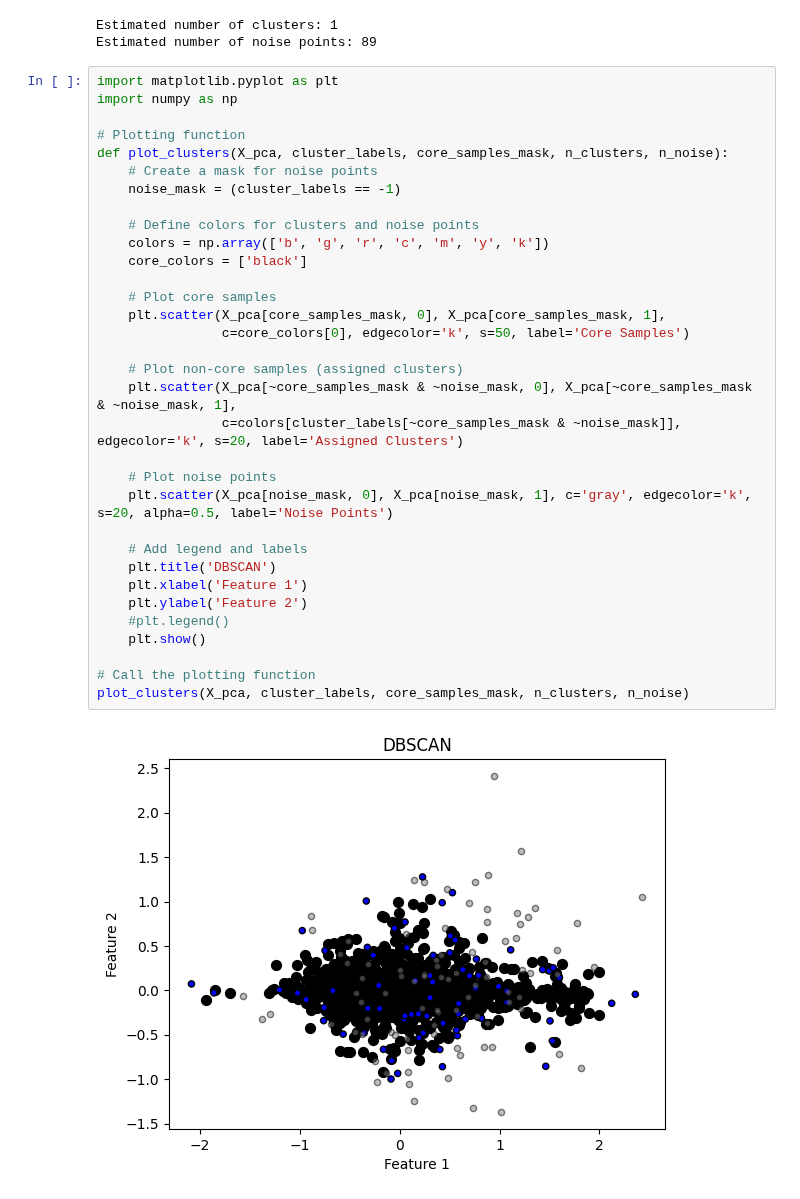
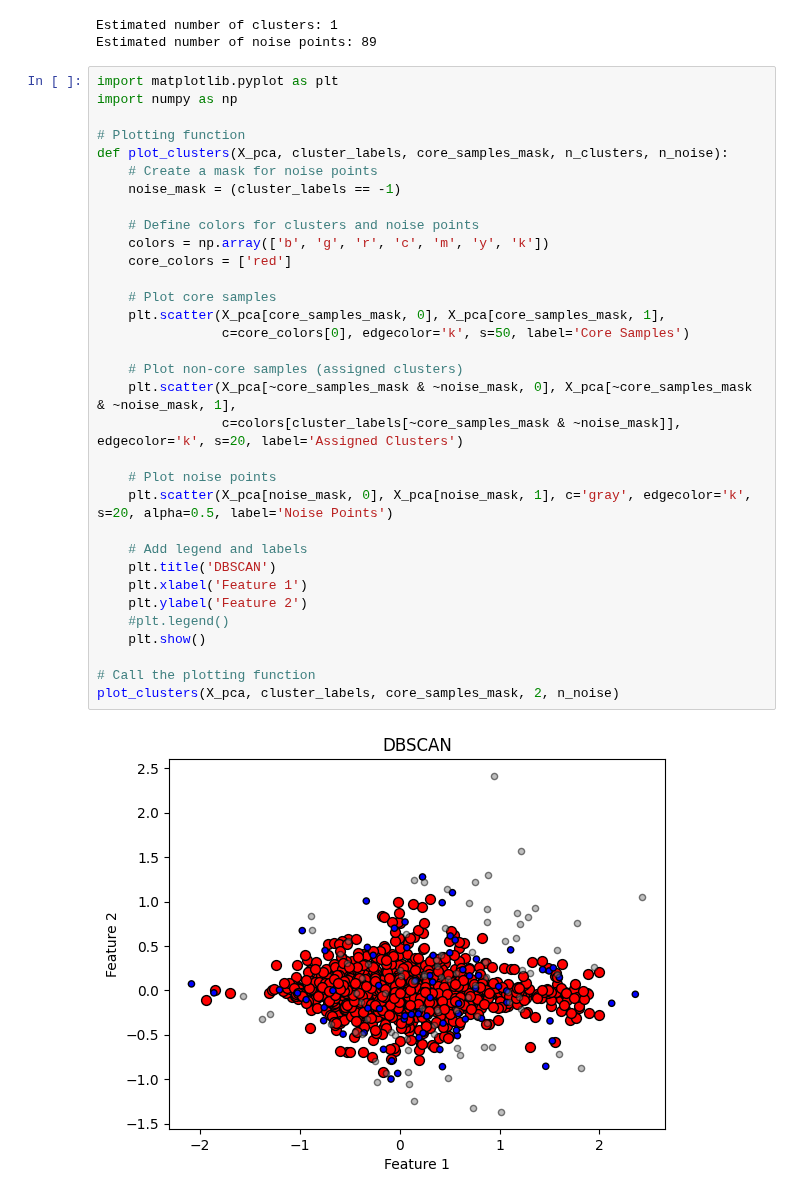
Before and after one commit to zhangster12/BMED-6517-Sp-24-Team-1, a Jupyter notebook: Clustering/mi_ht_cluster.ipynb, the cells around one changed output. Drawn from its saved outputs; the diff is of its cells as text.

```diff
--- a/Clustering/mi_ht_cluster.ipynb
+++ b/Clustering/mi_ht_cluster.ipynb
@@ -456,33 +454,33 @@ import matplotlib.pyplot as plt
 import numpy as np
 
 # Plotting function
 def plot_clusters(X_pca, cluster_labels, core_samples_mask, n_clusters, n_noise):
     # Create a mask for noise points
     noise_mask = (cluster_labels == -1)
 
     # Define colors for clusters and noise points
     colors = np.array(['b', 'g', 'r', 'c', 'm', 'y', 'k'])
-    core_colors = ['black']
+    core_colors = ['red']
 
     # Plot core samples
     plt.scatter(X_pca[core_samples_mask, 0], X_pca[core_samples_mask, 1],
                 c=core_colors[0], edgecolor='k', s=50, label='Core Samples')
 
     # Plot non-core samples (assigned clusters)
     plt.scatter(X_pca[~core_samples_mask & ~noise_mask, 0], X_pca[~core_samples_mask & ~noise_mask, 1],
                 c=colors[cluster_labels[~core_samples_mask & ~noise_mask]], edgecolor='k', s=20, label='Assigned Clusters')
 
     # Plot noise points
     plt.scatter(X_pca[noise_mask, 0], X_pca[noise_mask, 1], c='gray', edgecolor='k', s=20, alpha=0.5, label='Noise Points')
 
     # Add legend and labels
     plt.title('DBSCAN')
     plt.xlabel('Feature 1')
     plt.ylabel('Feature 2')
     #plt.legend()
     plt.show()
 
 # Call the plotting function
-plot_clusters(X_pca, cluster_labels, core_samples_mask, n_clusters, n_noise)
+plot_clusters(X_pca, cluster_labels, core_samples_mask, 2, n_noise)
 # %% [output]
-[figure, old version]
+[figure, new version]
```
Also changed, not shown: parts of 5 cells of this notebook.
